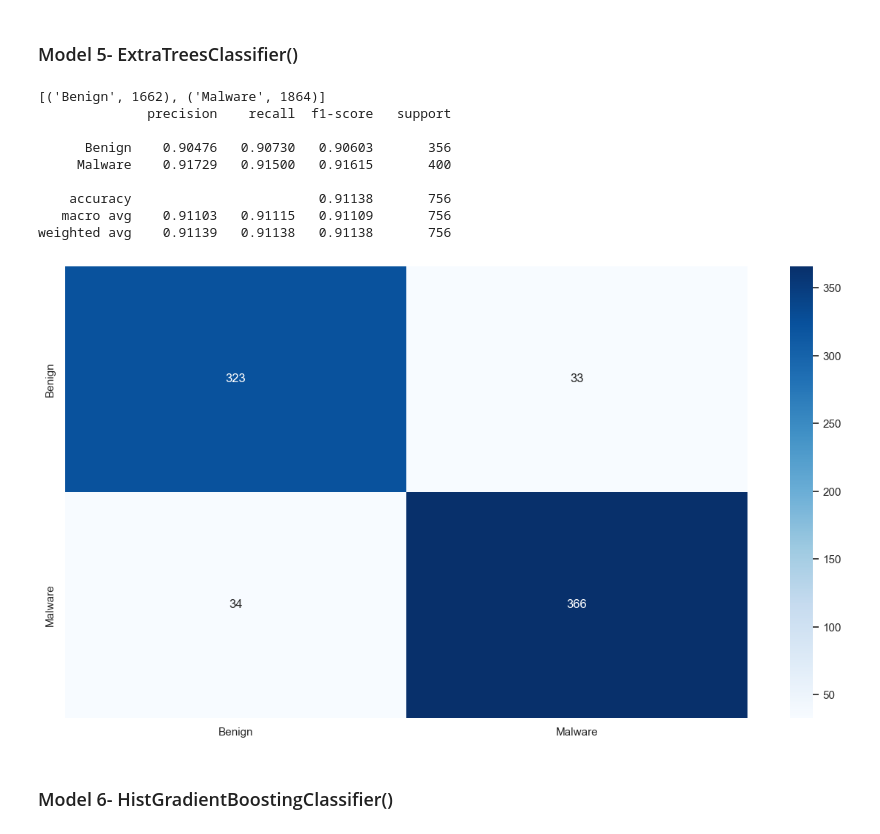
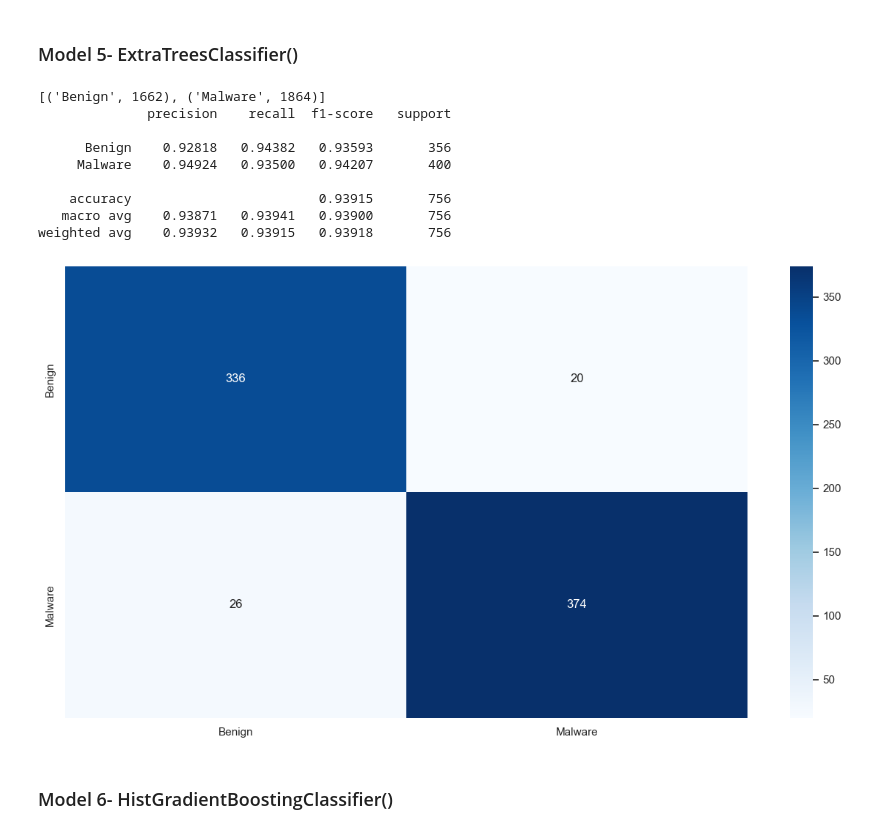
Before and after one commit to RazElbaz/API_security_challenge, a Jupyter notebook: model_dataset_1_label.ipynb, the cells around one changed output. Drawn from its saved outputs; the diff is of its cells as text; code cells hidden in the pictures.

```diff
--- a/model_dataset_1_label.ipynb
+++ b/model_dataset_1_label.ipynb
@@ -265,7 +266,7 @@ from sklearn.model_selection import GridSearchCV
 # We choose our model of choice and set it's hyper parameters you can change anything
 clf = RandomForestClassifier()
 
-parameters = {"n_estimators": [100,200,300,400]}
+parameters = {"n_estimators": [25,50,100,200,300,400]}
 
 # GridSearchCV is a technique for finding the optimal parameter values from a given set of parameters in a grid
 clf = GridSearchCV(clf, parameters)
@@ -330,7 +331,7 @@ from sklearn.ensemble import GradientBoostingClassifier
 # We choose our model of choice and set it's hyper parameters you can change anything
 gbc = GradientBoostingClassifier()
 
-parameters = {"n_estimators": [50,100,200,300,350,400]}
+parameters = {"n_estimators": [25,50,100,200,300,400]}
 
 # GridSearchCV is a technique for finding the optimal parameter values from a given set of parameters in a grid
 gbc = GridSearchCV(gbc, parameters)
@@ -362,7 +363,7 @@ abc = AdaBoostClassifier()
 
 #  The random_state in these algorithms controls the randomness involved during the node splitting process by searching for the best feature
 parameters = {"random_state": [None,10,20,30,40,50,100,200,300],
-              "n_estimators": [50,100,200,300,400]
+              "n_estimators": [25,50,100,200,300,400]
              }
 
 # GridSearchCV is a technique for finding the optimal parameter values from a given set of parameters in a grid
@@ -390,35 +391,35 @@ weighted avg    0.92761   0.92725   0.92715       756
 # %%
 # https://scikit-learn.org/stable/modules/generated/sklearn.ensemble.ExtraTreesClassifier.html
 from sklearn.ensemble import ExtraTreesClassifier
 #n_estimatorsint, default=100: The number of base estimators in the ensemble.
 # We choose our model of choice and set it's hyper parameters you can change anything
 etc = ExtraTreesClassifier()
 
 #  The random_state in these algorithms controls the randomness involved during the node splitting process by searching for the best feature
-parameters = { "n_estimators": [50,100,200,300,400],
-              "min_samples_split":[2,3,4]
+parameters = { "n_estimators": [10,20,30,40,50,100,200,300,400],
+              "min_samples_split":[2,3,4,5]
              }
 
 # GridSearchCV is a technique for finding the optimal parameter values from a given set of parameters in a grid
 etc = GridSearchCV(etc, parameters)
 # Train Model
 etc.fit(X_train, y_train)
 
 # # Check data balance and variety
 print(sorted(Counter(y_train).items()))
 etc = etc.best_estimator_
 ResultPrintout(etc)
 # %% [output]
 [('Benign', 1662), ('Malware', 1864)]
               precision    recall  f1-score   support
 
-      Benign    0.90476   0.90730   0.90603       356
-     Malware    0.91729   0.91500   0.91615       400
+      Benign    0.92818   0.94382   0.93593       356
+     Malware    0.94924   0.93500   0.94207       400
 
-    accuracy                        0.91138       756
-   macro avg    0.91103   0.91115   0.91109       756
-weighted avg    0.91139   0.91138   0.91138       756
+    accuracy                        0.93915       756
+   macro avg    0.93871   0.93941   0.93900       756
+weighted avg    0.93932   0.93915   0.93918       756
-[figure, old version]
+[figure, new version]
 # %% [markdown]
 ### Model 6- HistGradientBoostingClassifier()
 # %%
```
Also changed, not shown: parts of 11 cells of this notebook, 1 other file.
